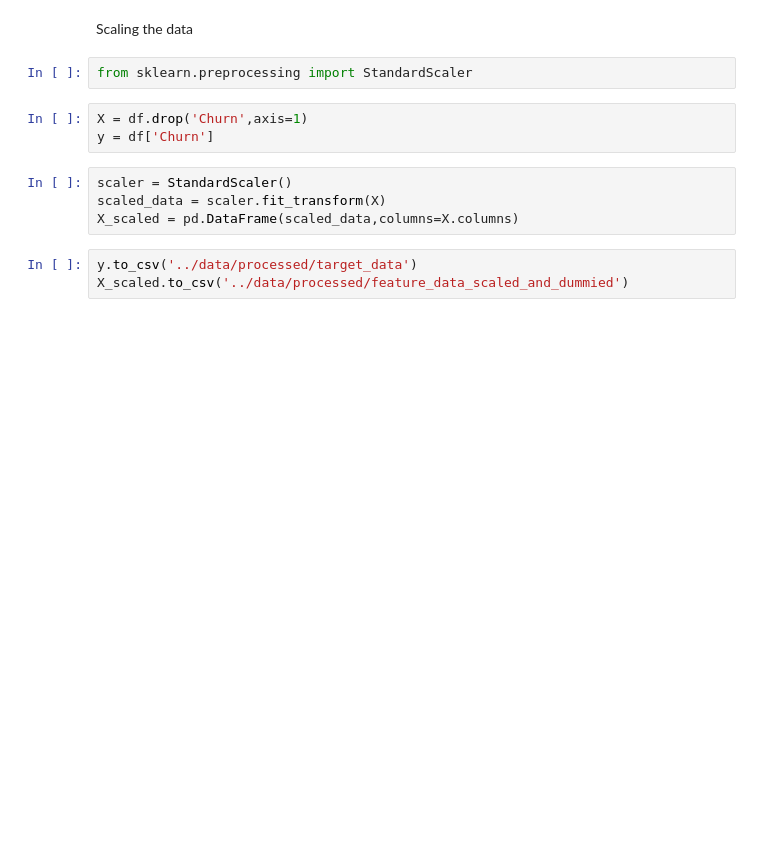
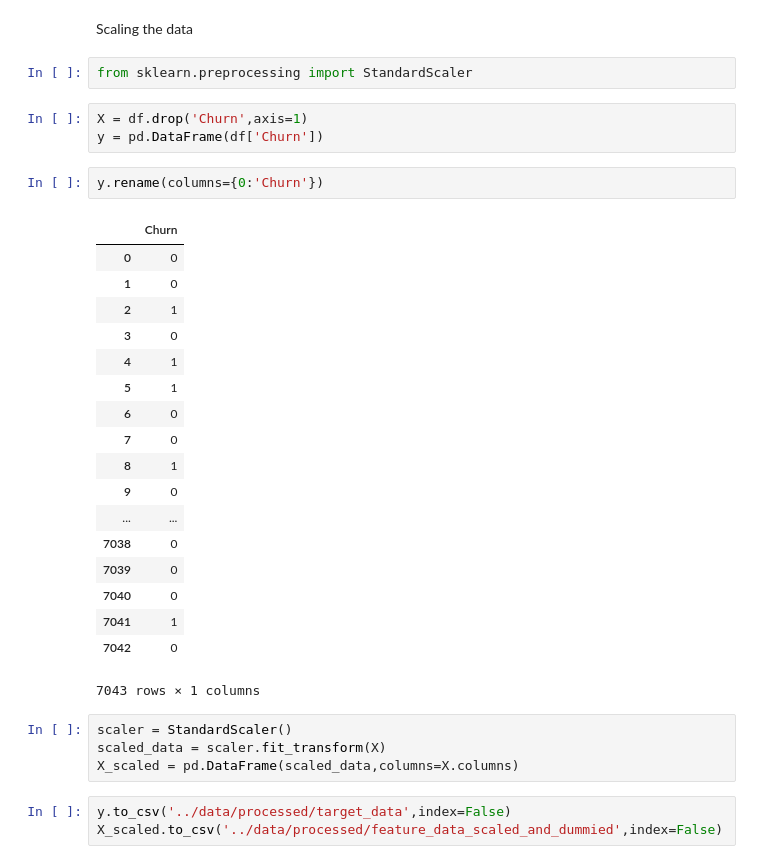
Before and after one commit to sallwright/Telco, a Jupyter notebook: notebooks/EDA and Data Preprocessing .ipynb, the cells around one changed output. Drawn from its saved outputs; the diff is of its cells as text; blank space fills up the shorter version.

Commit message:
Changed data structure and added a new notebook

```diff
--- a/notebooks/EDA and Data Preprocessing .ipynb
+++ b/notebooks/EDA and Data Preprocessing .ipynb
@@ -83,11 +83,32 @@ Scaling the data
 from sklearn.preprocessing import StandardScaler
 # %%
 X = df.drop('Churn',axis=1)
-y = df['Churn']
+y = pd.DataFrame(df['Churn'])
+# %%
+y.rename(columns={0:'Churn'})
+# %% [output]
+|  | Churn |
+| 0 | 0 |
+| 1 | 0 |
+| 2 | 1 |
+| 3 | 0 |
+| 4 | 1 |
+| 5 | 1 |
+| 6 | 0 |
+| 7 | 0 |
+| 8 | 1 |
+| 9 | 0 |
+| ... | ... |
+| 7038 | 0 |
+| 7039 | 0 |
+| 7040 | 0 |
+| 7041 | 1 |
+| 7042 | 0 |
+7043 rows × 1 columns
 # %%
 scaler = StandardScaler()
 scaled_data = scaler.fit_transform(X)
 X_scaled = pd.DataFrame(scaled_data,columns=X.columns)
 # %%
-y.to_csv('../data/processed/target_data')
-X_scaled.to_csv('../data/processed/feature_data_scaled_and_dummied')
+y.to_csv('../data/processed/target_data',index=False)
+X_scaled.to_csv('../data/processed/feature_data_scaled_and_dummied',index=False)
```
Also changed, not shown: parts of 1 cell of this notebook, 4 other files.
